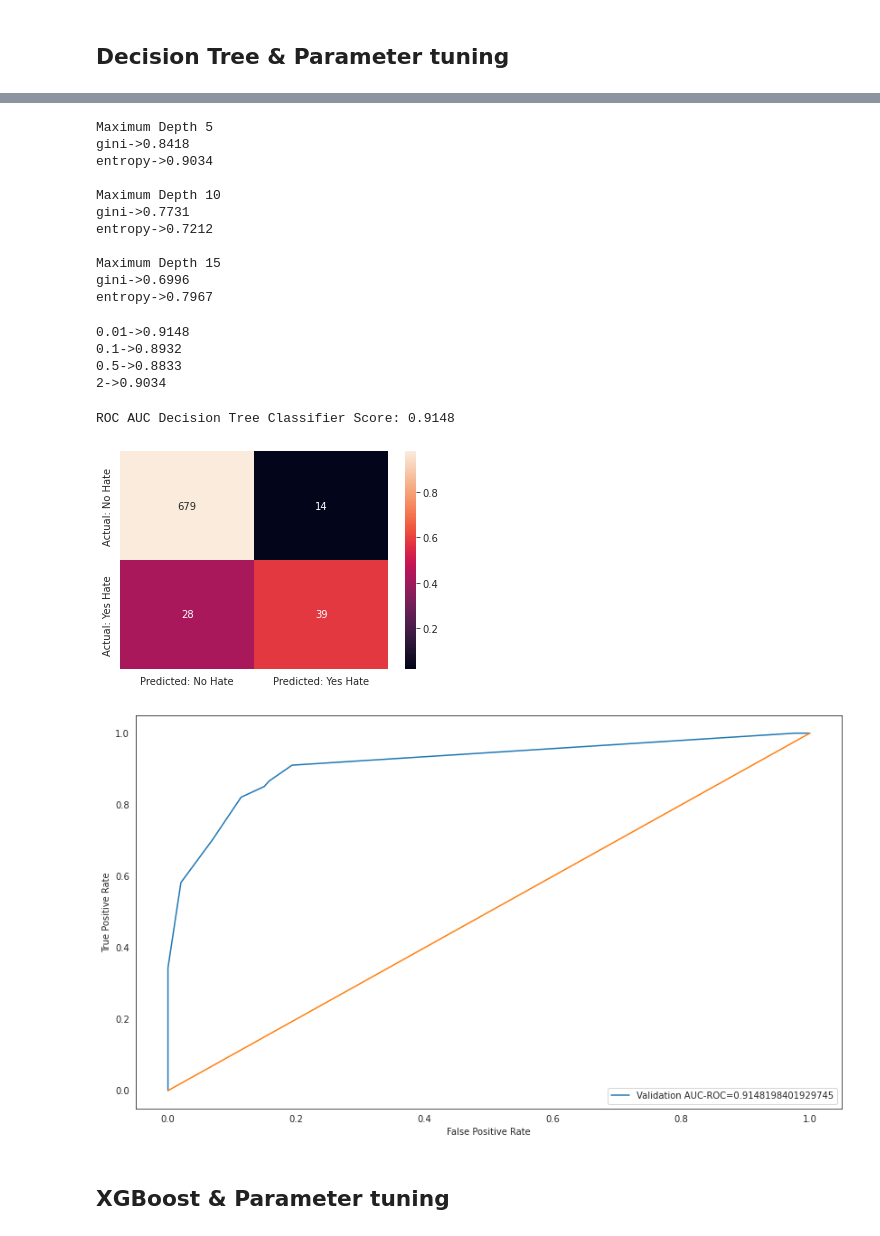
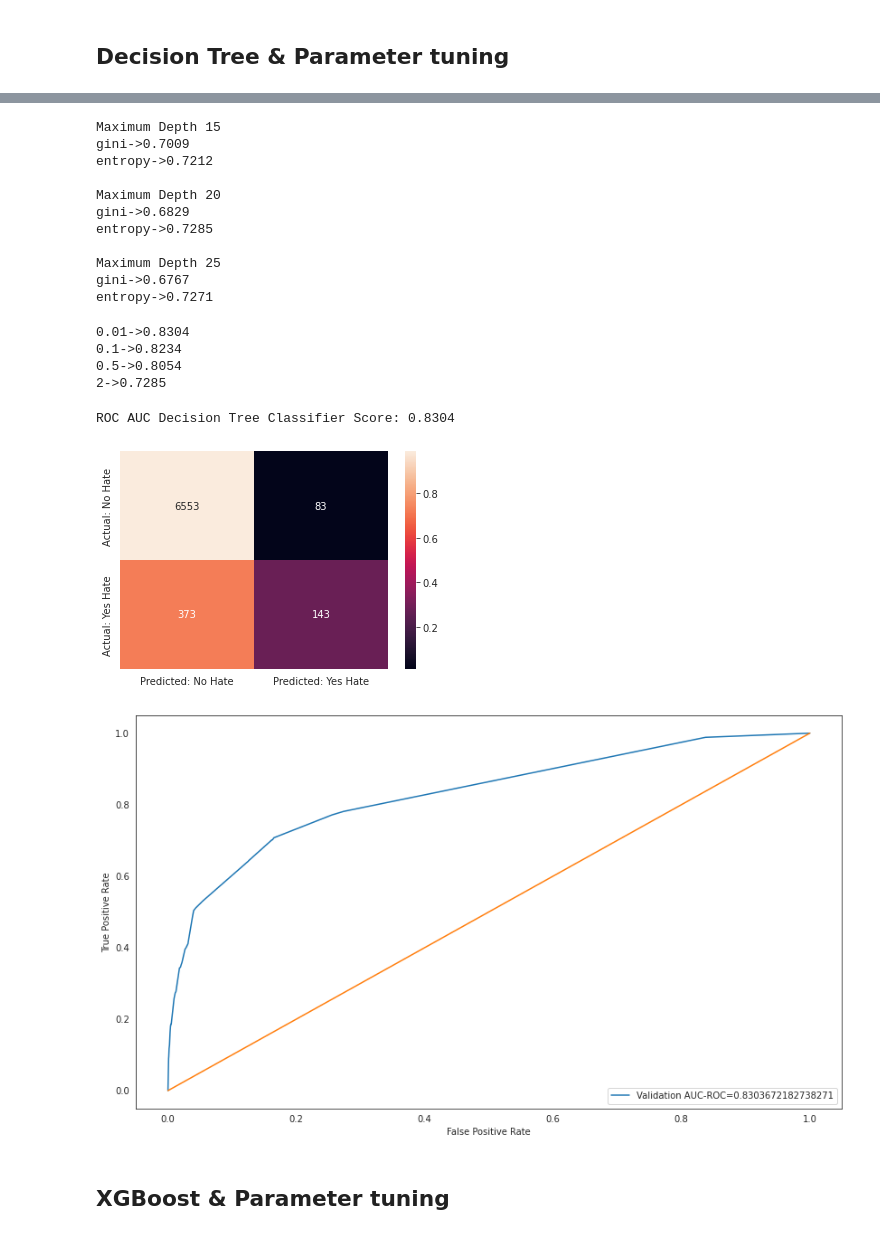
Before and after one commit to danielAdama/sentiment-hate-system, a Jupyter notebook: src/train/hate_speech_model_pipeline.ipynb, the cells around one changed output, grey strips where cells are left out. Cells and saved outputs as stored; diff of their text form; code cells hidden in the pictures.

```diff
--- a/src/train/hate_speech_model_pipeline.ipynb
+++ b/src/train/hate_speech_model_pipeline.ipynb
@@ -662,5 +696,5 @@ for leaf in [0.01, 0.1, 0.5, 2]:
 # %%
-rFc = RandomForestClassifier(n_estimators=200, criterion='entropy', max_depth=None,
+rFc = RandomForestClassifier(n_estimators=300, criterion='entropy', max_depth=None,
                              min_samples_split=2, random_state=42)
 rFc.fit(X_train, y_train)
 pred = rFc.predict_proba(X_test)[:, 1]
@@ -751,7 +785,7 @@ rFc_scaled = rFc_scaler.transform(rFc_best_feats)
 
 X_train_rFc, X_test_rFc, y_train_rFc, y_test_rFc = train_test_split(rFc_scaled, dataLabel, stratify = dataLabel, test_size = 0.2, random_state = 42)
 
-rFc = RandomForestClassifier(n_estimators=200, criterion='entropy', max_depth=None, min_samples_split=2)
+rFc = RandomForestClassifier(n_estimators=300, criterion='entropy', max_depth=None, min_samples_split=2)
 
 rFc.fit(X_train_rFc, y_train_rFc)
 pred = rFc.predict_proba(X_test_rFc)[:, 1]
@@ -784,7 +818,7 @@ for depth in [5, 10, 15, 20, 25]:
 # %%
 del m
 del c
-for m in [5, 10, 15]:
+for m in [15, 20, 25]:
     print(f"Maximum Depth {m}")
 
     for c in ["gini", "entropy"]:
@@ -795,20 +829,20 @@ for m in [5, 10, 15]:
         print(f"{c}->{auc:.4f}")
     print()
 # %% [output]
-Maximum Depth 5
-gini->0.8418
-entropy->0.9034
-
-Maximum Depth 10
-gini->0.7731
+Maximum Depth 15
+gini->0.7009
 entropy->0.7212
 
-Maximum Depth 15
-gini->0.6996
-entropy->0.7967
+Maximum Depth 20
+gini->0.6829
+entropy->0.7285
+
+Maximum Depth 25
+gini->0.6767
+entropy->0.7271
 # %%
 for samp in [0.01, 0.1, 0.5, 2]:
-    dTc = DecisionTreeClassifier(random_state=42, max_depth=5, criterion='entropy',
+    dTc = DecisionTreeClassifier(random_state=42, max_depth=20, criterion='entropy',
                                  min_samples_split=samp)
 
     dTc.fit(X_train, y_train)
@@ -816,36 +850,36 @@ for samp in [0.01, 0.1, 0.5, 2]:
     auc = roc_auc_score(y_test, pred)
     print(f"{samp}->{auc:.4f}")
 # %% [output]
-0.01->0.9148
-0.1->0.8932
-0.5->0.8833
-2->0.9034
+0.01->0.8304
+0.1->0.8234
+0.5->0.8054
+2->0.7285
 # %%
-dTc = DecisionTreeClassifier(random_state=42, max_depth=5, criterion='entropy',
+dTc = DecisionTreeClassifier(random_state=42, max_depth=20, criterion='entropy',
                              min_samples_split=0.01)
 
 dTc.fit(X_train, y_train)
 pred = dTc.predict_proba(X_test)[:, 1]
 y_pred = dTc.predict(X_test)
 auc = roc_auc_score(y_test, pred)
 print(f"ROC AUC Decision Tree Classifier Score: {auc:.4f}")
 cm = confusion_matrix(y_test, y_pred)
 confusion_matrix_plot(cm)
 plt.show()
 
 plt.figure(figsize=(14, 8))
 fpr, tpr, _ = roc_curve(y_test, pred)
 plt.plot(fpr, tpr, label= f"Validation AUC-ROC={str(auc)}")
 x = np.linspace(0, 1, 1000)
 plt.plot(x, x, linestyle='-')
 plt.xlabel('False Positive Rate')
 plt.ylabel('True Positive Rate')
 plt.legend(loc=4)
 plt.show()
 # %% [output]
-ROC AUC Decision Tree Classifier Score: 0.9148
+ROC AUC Decision Tree Classifier Score: 0.8304
-[figure, old version]
+[figure, new version]
-[figure, old version]
+[figure, new version]
 # %% [markdown]
 ## XGBoost & Parameter tuning
 # %%
```
Also changed, not shown: parts of 42 cells of this notebook.
